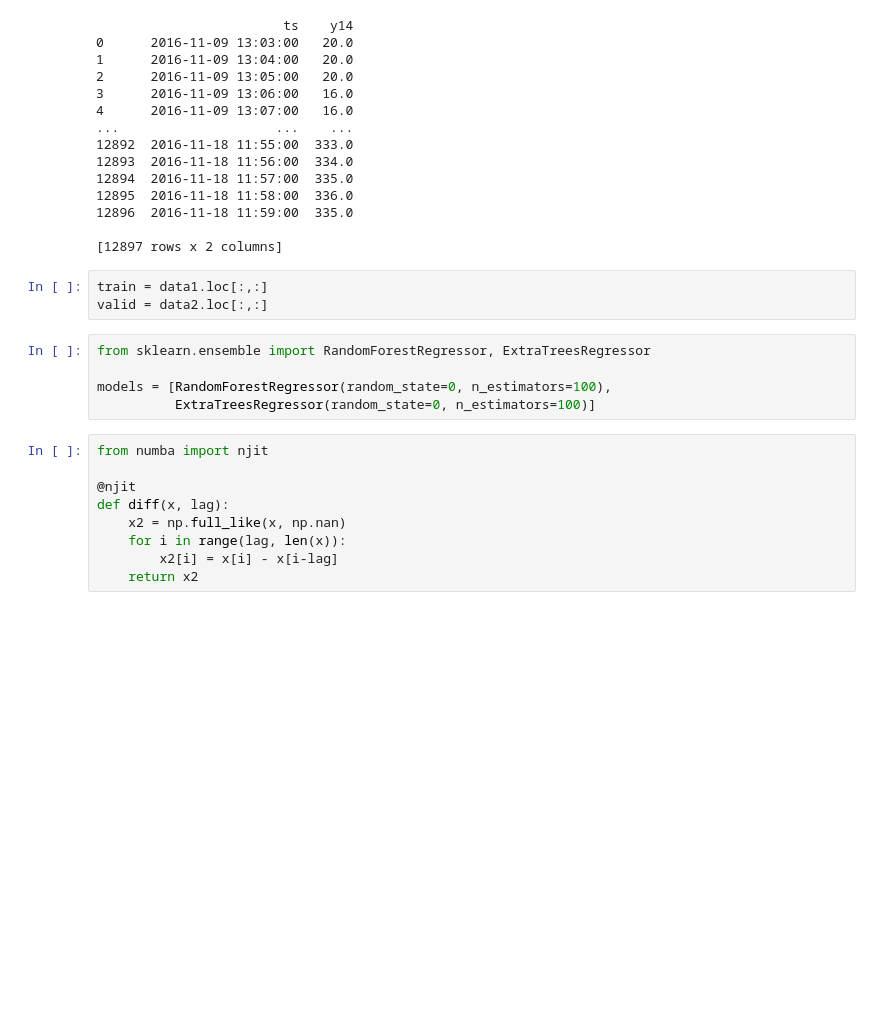
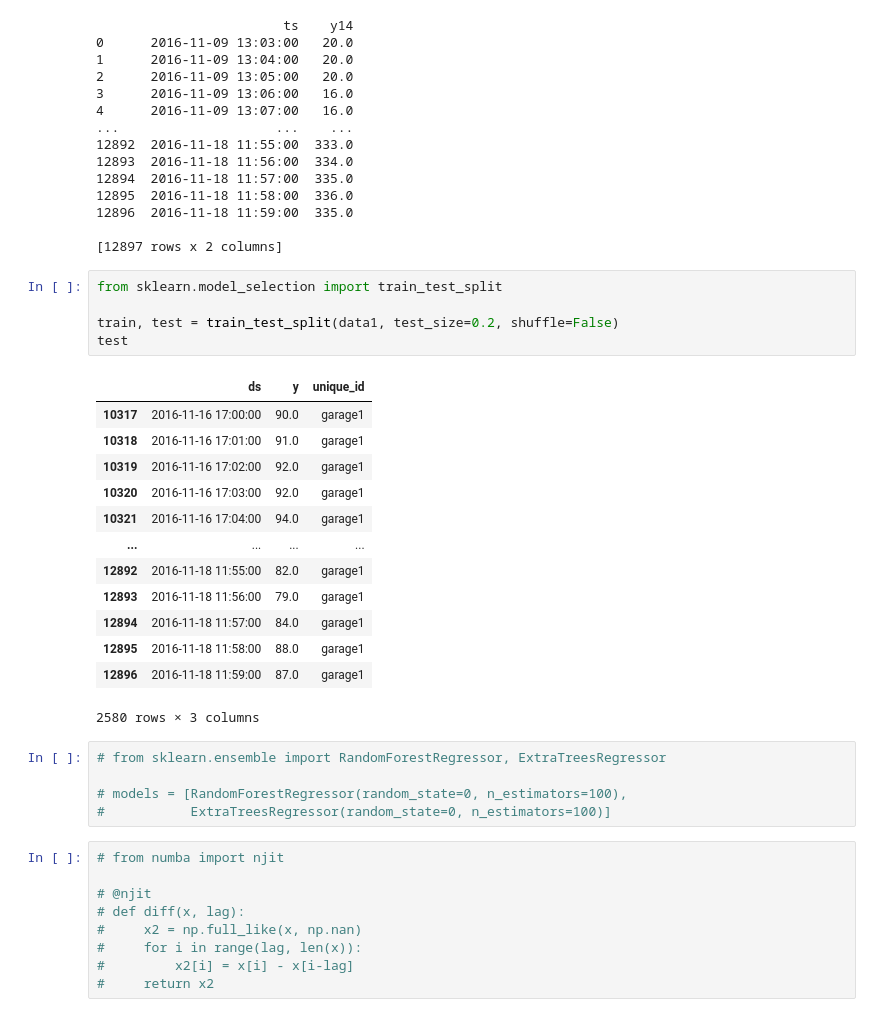
Before and after one commit to eugene0628/parking-predictor, a Jupyter notebook: ml-model/ParkingPredictNB.ipynb, the cells around one changed output. Drawn from its saved outputs; the diff is of its cells as text; blank space fills up the shorter version.

```diff
--- a/ml-model/ParkingPredictNB.ipynb
+++ b/ml-model/ParkingPredictNB.ipynb
@@ -73,20 +73,36 @@ print(data4)
 
 [12897 rows x 2 columns]
 # %%
-train = data1.loc[:,:]
-valid = data2.loc[:,:]
+from sklearn.model_selection import train_test_split
+
+train, test = train_test_split(data1, test_size=0.2, shuffle=False)
+test
+# %% [output]
+|  | ds | y | unique_id |
+| 10317 | 2016-11-16 17:00:00 | 90.0 | garage1 |
+| 10318 | 2016-11-16 17:01:00 | 91.0 | garage1 |
+| 10319 | 2016-11-16 17:02:00 | 92.0 | garage1 |
+| 10320 | 2016-11-16 17:03:00 | 92.0 | garage1 |
+| 10321 | 2016-11-16 17:04:00 | 94.0 | garage1 |
+| ... | ... | ... | ... |
+| 12892 | 2016-11-18 11:55:00 | 82.0 | garage1 |
+| 12893 | 2016-11-18 11:56:00 | 79.0 | garage1 |
+| 12894 | 2016-11-18 11:57:00 | 84.0 | garage1 |
+| 12895 | 2016-11-18 11:58:00 | 88.0 | garage1 |
+| 12896 | 2016-11-18 11:59:00 | 87.0 | garage1 |
+2580 rows × 3 columns
 # %%
-from sklearn.ensemble import RandomForestRegressor, ExtraTreesRegressor
+# from sklearn.ensemble import RandomForestRegressor, ExtraTreesRegressor
 
-models = [RandomForestRegressor(random_state=0, n_estimators=100),
-          ExtraTreesRegressor(random_state=0, n_estimators=100)]
+# models = [RandomForestRegressor(random_state=0, n_estimators=100),
+#           ExtraTreesRegressor(random_state=0, n_estimators=100)]
 # %%
-from numba import njit
+# from numba import njit
 
-@njit
-def diff(x, lag):
-    x2 = np.full_like(x, np.nan)
-    for i in range(lag, len(x)):
-        x2[i] = x[i] - x[i-lag]
-    return x2
+# @njit
+# def diff(x, lag):
+#     x2 = np.full_like(x, np.nan)
+#     for i in range(lag, len(x)):
+#         x2[i] = x[i] - x[i-lag]
+#     return x2
 # %%
```
Also changed, not shown: parts of 9 cells of this notebook.
